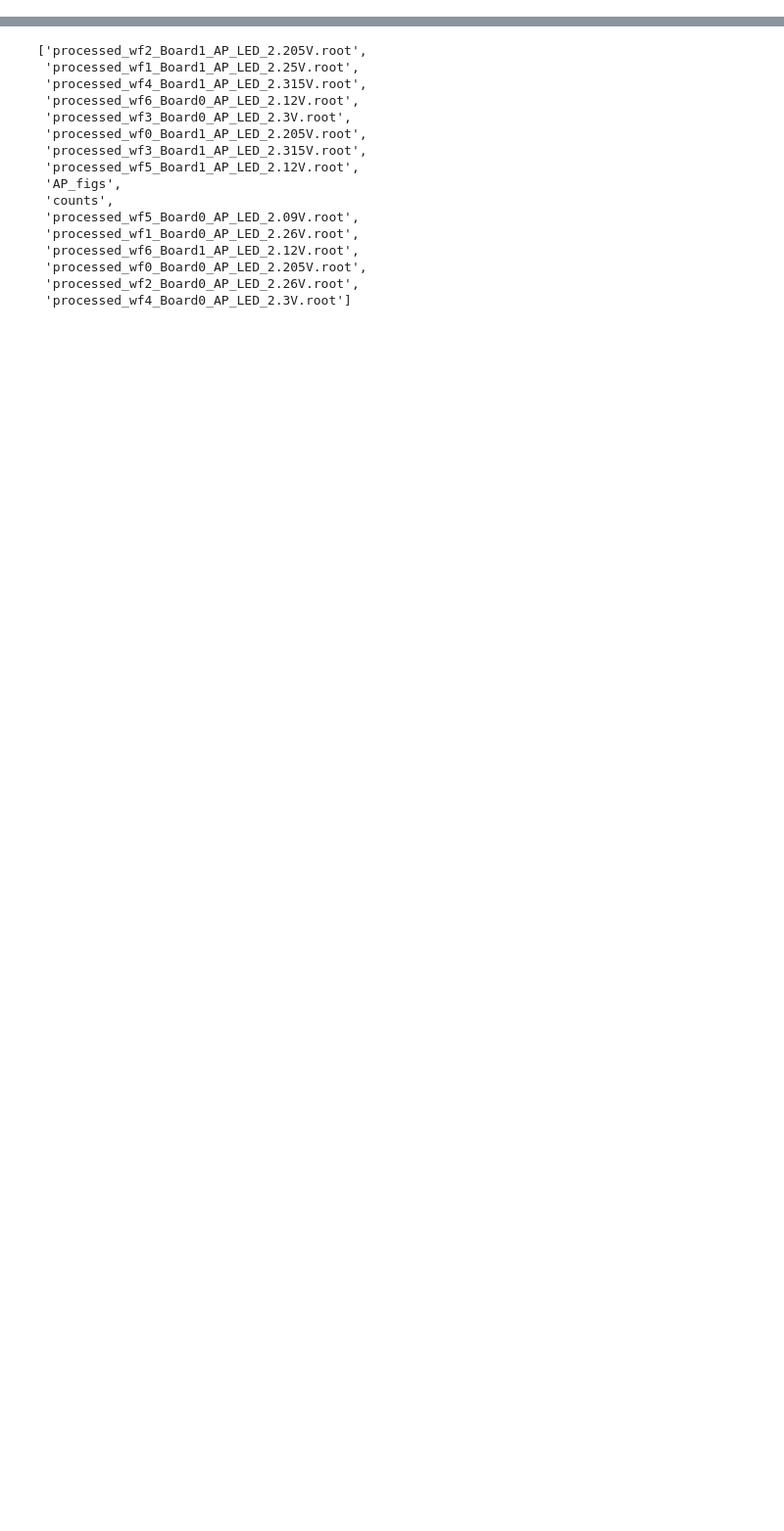
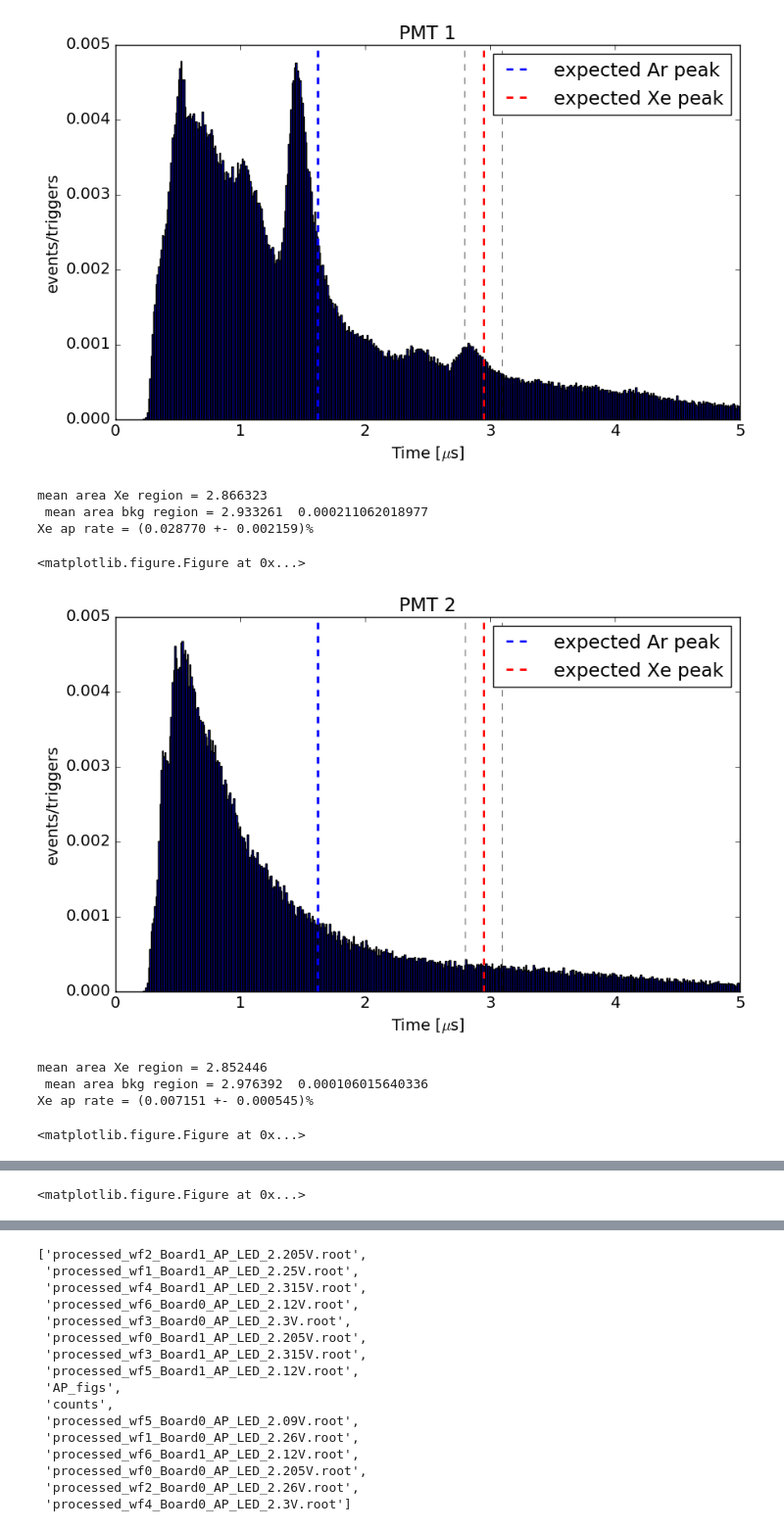
Before and after one commit to CristianAntochi/PMTtesting, a Jupyter notebook: AP_better.ipynb, the cells around one changed output, grey strips where cells are left out. Shown at 98% size. Drawn from its saved outputs; the diff is of its cells as text; code cells hidden in the pictures; blank space fills up the shorter version.

```diff
--- a/AP_better.ipynb
+++ b/AP_better.ipynb
@@ -177,0 +300,32 @@ processed_wf4_Board0_AP_LED_2.3V.root
+# %%
+from pathlib import Path
+
+for pmt in range(1,15):
+
+    #print(file)
+    #channel = int(file.split("_")[1].lstrip("wf"))
+    #board = int(file.split("_")[2].lstrip("Board"))
+    run = int(path.split("/")[5].lstrip("run"))
+    day = int(path.split("/")[7].lstrip("ap"))
+    #pmt = channel + 1 + board * 7
+    #print(channel,board, pmt, run, day)
+    #print (pmt)
+    #if pmt!=7:
+    #    continue
+    if type(DF_all[pmt-1]) == int :
+        continue
+    AP_data = DF_all[pmt-1]
+    #AP_data = AP_data[AP_data['entropy']<0.4]
+
+    xe_AP_nf, error_nf = plot1dhist(AP_data[AP_data['area']>2.],pmt,fit_exp,arr[pmt-1])
+# %% [output]
+[figure, added]
+mean area Xe region = 2.866323
+ mean area bkg region = 2.933261  0.000211062018977
+Xe ap rate = (0.028770 +- 0.002159)%
+<matplotlib.figure.Figure at 0x...>
+[figure, added]
+mean area Xe region = 2.852446
+ mean area bkg region = 2.976392  0.000106015640336
+Xe ap rate = (0.007151 +- 0.000545)%
+<matplotlib.figure.Figure at 0x...>
@@ -177,0 +336 @@ processed_wf4_Board0_AP_LED_2.3V.root
+<matplotlib.figure.Figure at 0x...>
```
Also changed, not shown: parts of 34 cells of this notebook, 2 other files.
